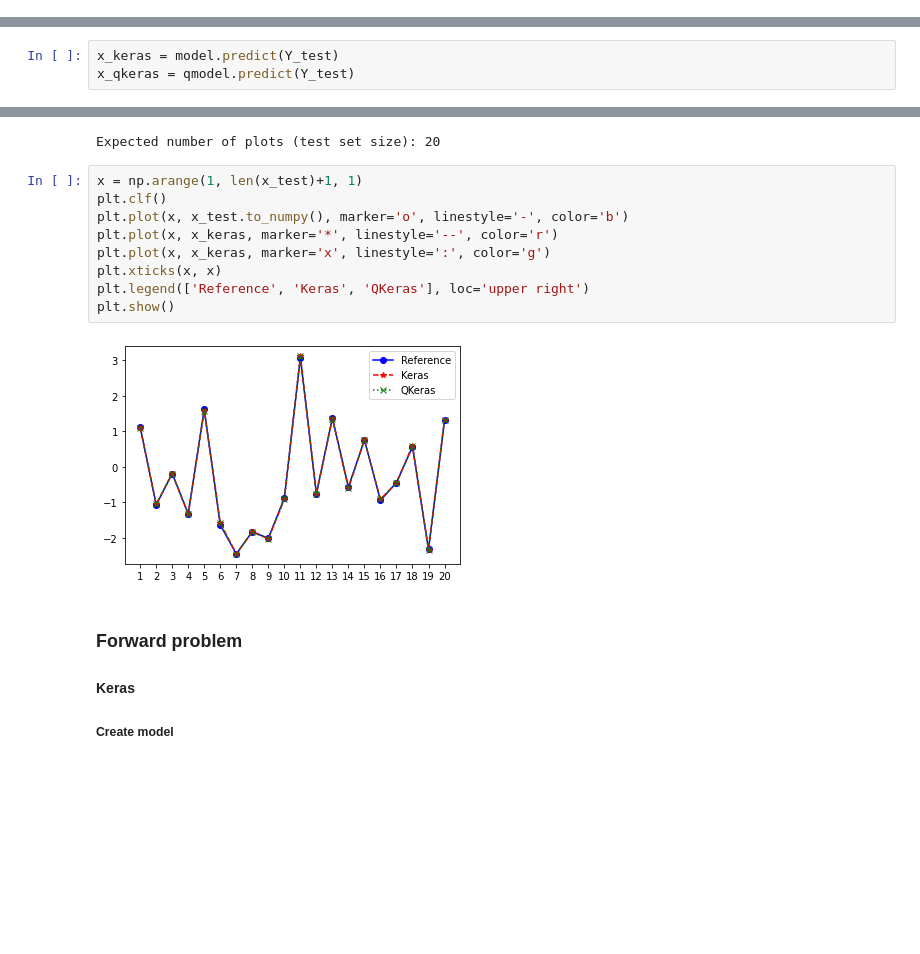
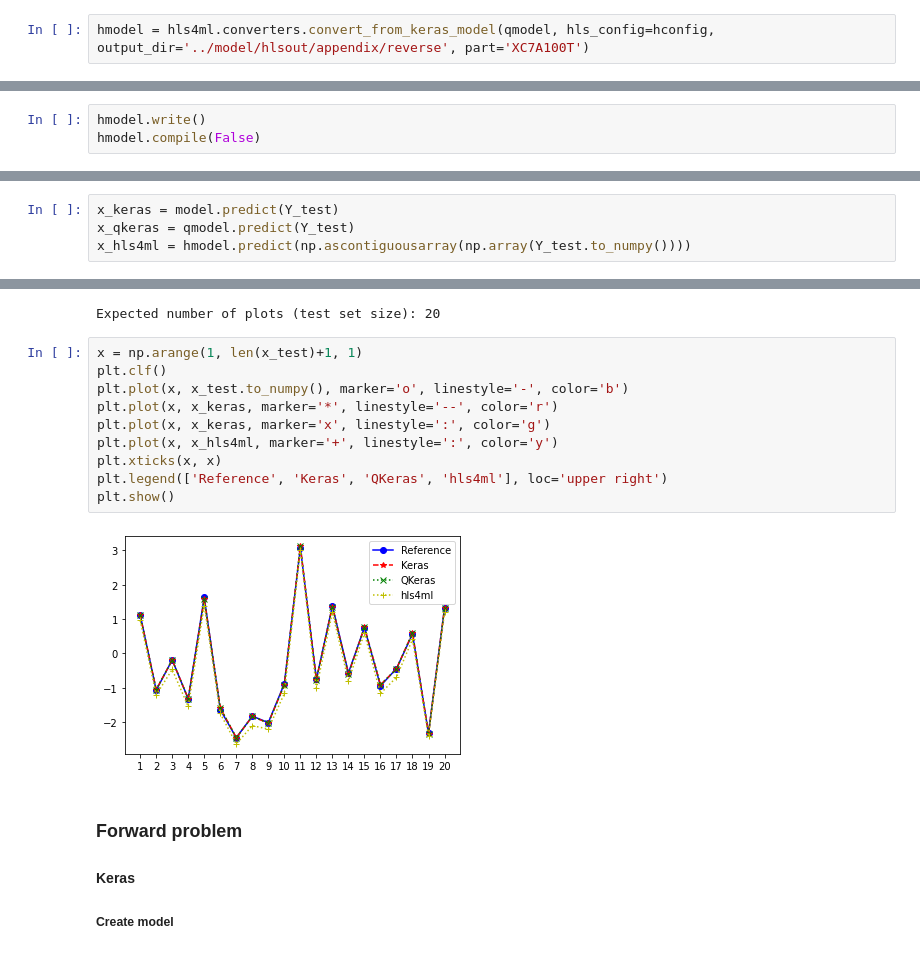
Before and after one commit to fastmachinelearning/ml4quantum-release, a Jupyter notebook: src/appendix.ipynb, the cells around one changed output, grey strips where cells are left out. Cells and saved outputs as stored; diff of their text form; blank space fills up the shorter version.

Commit message:
Additional experiments in appendix

```diff
--- a/src/01_train_model_appendix.ipynb
+++ b/src/appendix.ipynb
@@ -503,0 +563,2 @@ else:
+# %%
+hmodel = hls4ml.converters.convert_from_keras_model(qmodel, hls_config=hconfig, output_dir='../model/hlsout/appendix/reverse', part='XC7A100T')
@@ -503,0 +583,3 @@ else:
+# %%
+hmodel.write()
+hmodel.compile(False)
@@ -563,6 +673,7 @@ with pd.option_context('display.float_format', '{:0.12f}'.format):
 # %%
 x_keras = model.predict(Y_test)
 x_qkeras = qmodel.predict(Y_test)
+x_hls4ml = hmodel.predict(np.ascontiguousarray(np.array(Y_test.to_numpy())))
 # %% [markdown]
 Plot and compare the Keras and QKeras predictions with the reference in the dataset.
 # %%
@@ -596,14 +707,15 @@ Expected number of plots (test set size): 20
 # %%
 x = np.arange(1, len(x_test)+1, 1)
 plt.clf()
 plt.plot(x, x_test.to_numpy(), marker='o', linestyle='-', color='b')
 plt.plot(x, x_keras, marker='*', linestyle='--', color='r')
 plt.plot(x, x_keras, marker='x', linestyle=':', color='g')
+plt.plot(x, x_hls4ml, marker='+', linestyle=':', color='y')
 plt.xticks(x, x)
-plt.legend(['Reference', 'Keras', 'QKeras'], loc='upper right')
+plt.legend(['Reference', 'Keras', 'QKeras', 'hls4ml'], loc='upper right')
 plt.show()
 # %% [output]
-[figure, old version]
+[figure, new version]
 # %% [markdown]
 ### Forward problem
 
```
Also changed, not shown: parts of 42 cells of this notebook.
